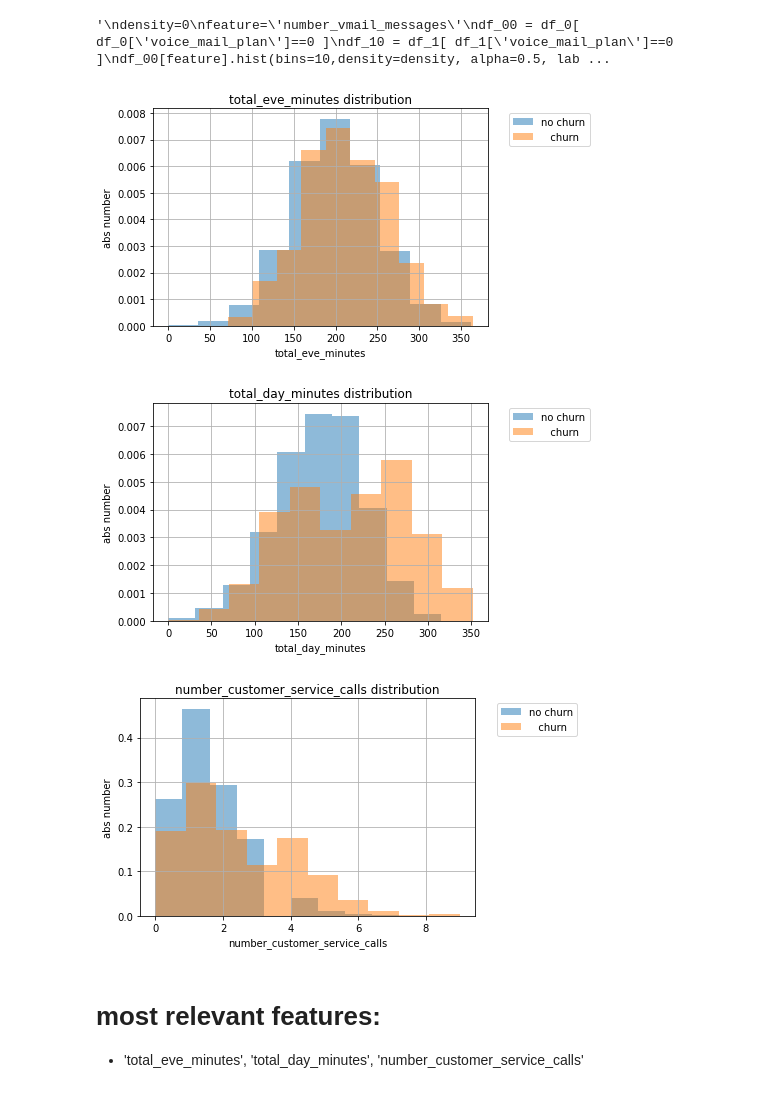
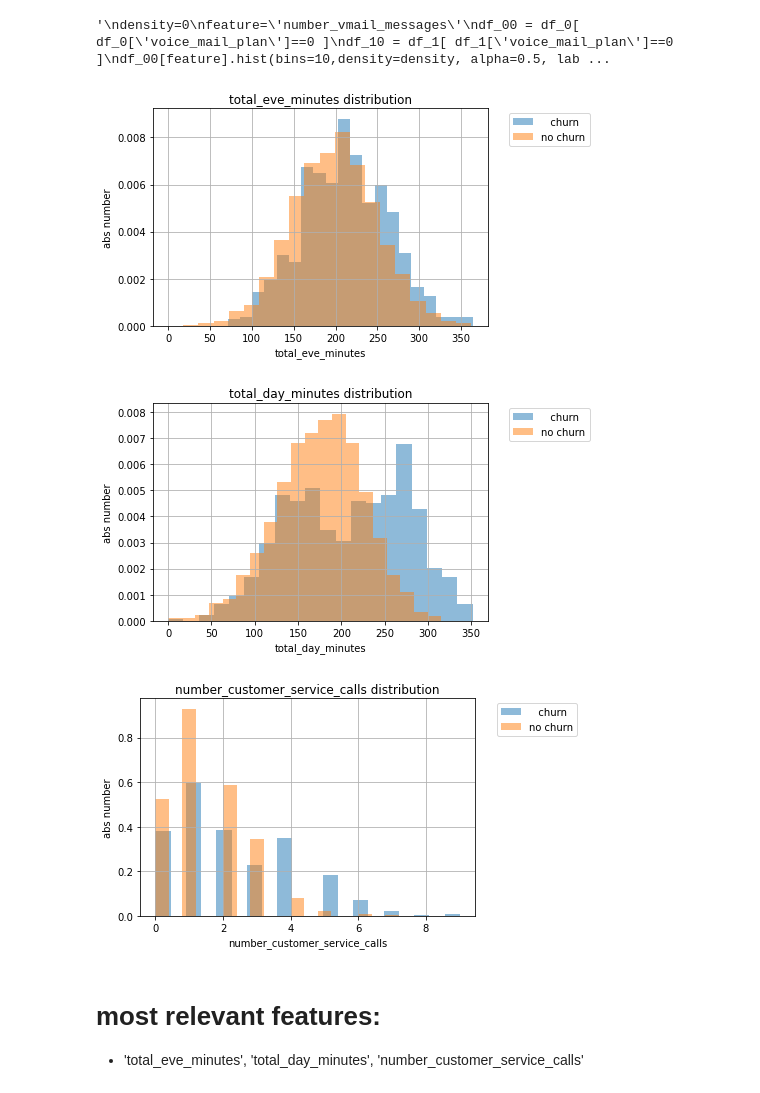
Before and after one commit to Parn1984/AIDA-Project-Team-C, a Jupyter notebook: modules/data_exploration/data_exploration.ipynb, the cells around one changed output. Cells and saved outputs as stored; diff of their text form; code cells hidden in the pictures.

Commit message:
add eda and my_fit in data_exploration.ipynb, jedi-version ;) beautifying of figures, add KNN, XGBoost add savefig to documenation/figure folder minor bugfixs

```diff
--- a/modules/data_exploration/data_exploration.ipynb
+++ b/modules/data_exploration/data_exploration.ipynb
@@ -425,13 +448,18 @@ density=1
 feature='number_vmail_messages'
 df_01 = df_0[ df_0['voice_mail_plan']==1 ]
 df_11 = df_1[ df_1['voice_mail_plan']==1 ]
+
+df_11[feature].hist(bins=10,density=density, alpha=0.5, label="   churn")
 df_01[feature].hist(bins=10,density=density, alpha=0.5, label="no churn")
-df_11[feature].hist(bins=10,density=density, alpha=0.5, label="   churn")
+
 plt.title('PDF')
 plt.xlabel(f"{feature}")
 plt.ylabel("abs number")
 plt.title(f"{feature} distribution")
 plt.legend(fontsize=10) # using a size in points
 plt.legend(bbox_to_anchor=(1.05, 1), loc='upper left')
+
+fname='../../documentation/figure-png/' + feature +'_distribution.png'
+plt.savefig(fname)
 plt.show()
 # %% [output]
@@ -454,21 +482,25 @@ plt.show()
 # %%
 main_features = ['total_eve_minutes', 'total_day_minutes', 'number_customer_service_calls' ]
 
 for feature in main_features:
     density=1
-    df_0[feature].hist(bins=10,density=density, alpha=0.5, label="no churn")
-    df_1[feature].hist(bins=10,density=density, alpha=0.5, label="   churn")
+    df_1[feature].hist(bins=20,density=density, alpha=0.5, label="   churn")
+    df_0[feature].hist(bins=20,density=density, alpha=0.5, label="no churn")
+
     plt.title('PDF')
     plt.xlabel(f"{feature}")
     plt.ylabel("abs number")
     plt.title(f"{feature} distribution")
     plt.legend(fontsize=10) # using a size in points
     plt.legend(bbox_to_anchor=(1.05, 1), loc='upper left')
+
+    fname='../../documentation/figure-png/' + feature +'_distribution.png'
+    plt.savefig(fname)
     plt.show()
 # %% [output]
-[figure, old version]
+[figure, new version]
-[figure, old version]
+[figure, new version]
-[figure, old version]
+[figure, new version]
 # %% [markdown]
 # most relevant features:
 
```
Also changed, not shown: parts of 20 cells of this notebook.
